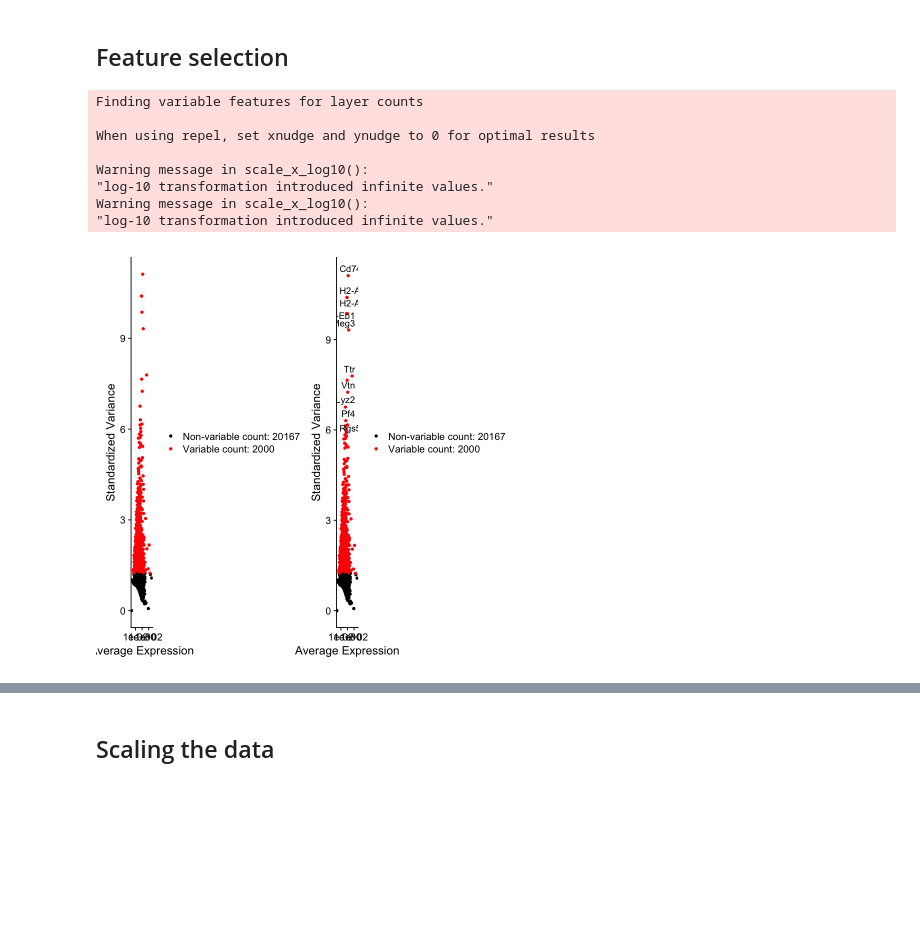
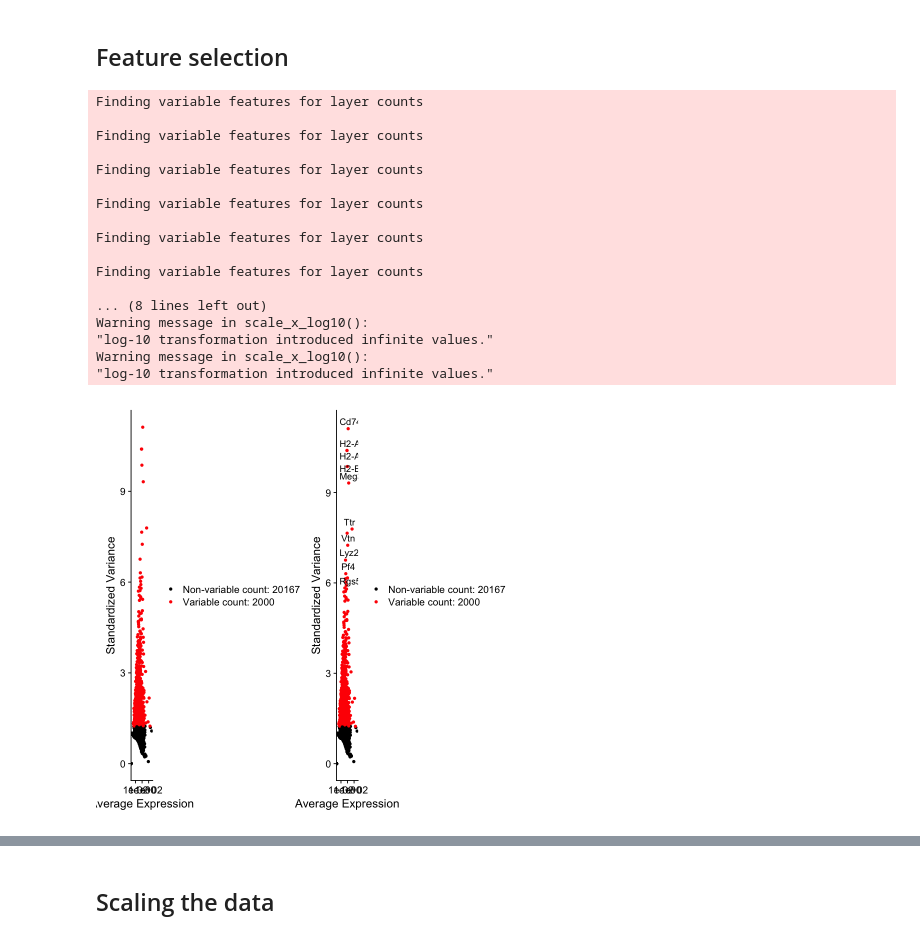
Before and after one commit to rominabai/mouse-amygdala-opioid-dependence, a Jupyter notebook: Analysis.ipynb, the cells around one changed output, grey strips where cells are left out. Cells and saved outputs as stored; diff of their text form; code cells hidden in the pictures; blank space fills up the shorter version.

Commit message:
working on multi-sample integration

```diff
--- a/Analysis.ipynb
+++ b/Analysis.ipynb
@@ -7,11 +8,20 @@ suppressPackageStartupMessages({
 # %% [markdown]
 ## Generate a Seurat Object
 # %%
-# Load the Mouse Amygdala Opioid Dependence (MAOD) dataset (sample N1: amygdala of naive mouse rep1)
+# Load the Mouse Amygdala Opioid Dependence (MAOD) dataset
+# containing 3  biological samples per condition (N: naive; D: opioid dependent; W: opioid withdrawal)
 # barcodes.tsv (list of all cell identifiers), features.tsv (all annotated genes), matrix.mt (expression matrix of all genes)
 # The Read10X returns a unique molecular identified (UMI) count matrix
 # The values in this matrix represent the number of molecules for each feature (row) that are detected in each cell (col)
 N1.data <- Read10X(data.dir = "data/GSE207128_RAW/N1")
+N2.data <- Read10X(data.dir = "data/GSE207128_RAW/N2")
+N3.data <- Read10X(data.dir = "data/GSE207128_RAW/N3")
+D1.data <- Read10X(data.dir = "data/GSE207128_RAW/D1")
+D2.data <- Read10X(data.dir = "data/GSE207128_RAW/D2")
+D3.data <- Read10X(data.dir = "data/GSE207128_RAW/D3")
+W1.data <- Read10X(data.dir = "data/GSE207128_RAW/W1")
+W2.data <- Read10X(data.dir = "data/GSE207128_RAW/W2")
+W3.data <- Read10X(data.dir = "data/GSE207128_RAW/W3")
 
 # Let's inspect a few genes in the count matrix
 # The . values represent 0s (no molecules detected)
@@ -60,6 +87,14 @@ Select and filter cells with the following QC metrics:
 # %%
 # Calculate the percentage of counts that map to the mitochondrial genome
 N1[["percent.mt"]] <- PercentageFeatureSet(N1, pattern = "^mt-")
+N2[["percent.mt"]] <- PercentageFeatureSet(N2, pattern = "^mt-")
+N3[["percent.mt"]] <- PercentageFeatureSet(N3, pattern = "^mt-")
+D1[["percent.mt"]] <- PercentageFeatureSet(D1, pattern = "^mt-")
+D2[["percent.mt"]] <- PercentageFeatureSet(D2, pattern = "^mt-")
+D3[["percent.mt"]] <- PercentageFeatureSet(D3, pattern = "^mt-")
+W1[["percent.mt"]] <- PercentageFeatureSet(W1, pattern = "^mt-")
+W2[["percent.mt"]] <- PercentageFeatureSet(W2, pattern = "^mt-")
+W3[["percent.mt"]] <- PercentageFeatureSet(W3, pattern = "^mt-")
 
 # Examine the data
 head(N1@meta.data)
@@ -90,6 +132,14 @@ plot1 + plot2
 # %%
 # We filter cells that have unique feature (gene) counts over 2,500 or less than 200, and cells that have >5% mitochondrial counts
 N1 <- subset(N1, subset = nFeature_RNA > 200 & nFeature_RNA < 2500 & percent.mt < 5)
+N2 <- subset(N2, subset = nFeature_RNA > 200 & nFeature_RNA < 2500 & percent.mt < 5)
+N3 <- subset(N3, subset = nFeature_RNA > 200 & nFeature_RNA < 2500 & percent.mt < 5)
+D1 <- subset(D1, subset = nFeature_RNA > 200 & nFeature_RNA < 2500 & percent.mt < 5)
+D2 <- subset(D2, subset = nFeature_RNA > 200 & nFeature_RNA < 2500 & percent.mt < 5)
+D3 <- subset(D3, subset = nFeature_RNA > 200 & nFeature_RNA < 2500 & percent.mt < 5)
+W1 <- subset(W1, subset = nFeature_RNA > 200 & nFeature_RNA < 2500 & percent.mt < 5)
+W2 <- subset(W2, subset = nFeature_RNA > 200 & nFeature_RNA < 2500 & percent.mt < 5)
+W3 <- subset(W3, subset = nFeature_RNA > 200 & nFeature_RNA < 2500 & percent.mt < 5)
 # %%
 # Visualize QC metrics after filtering step
 VlnPlot(N1, features = c("nCount_RNA","nFeature_RNA", "percent.mt"), ncol = 3)
@@ -112,5 +162,13 @@ plot1 + plot2
 # multiplies this by a scale factor of 10000 and log-transforms the result.
 # This normalization method assumes that each cell contains the same number of RNA molecules.
 N1 <- NormalizeData(N1, normalization.method = "LogNormalize", scale.factor = 10000)
+N2 <- NormalizeData(N2, normalization.method = "LogNormalize", scale.factor = 10000)
+N3 <- NormalizeData(N3, normalization.method = "LogNormalize", scale.factor = 10000)
+D1 <- NormalizeData(D1, normalization.method = "LogNormalize", scale.factor = 10000)
+D2 <- NormalizeData(D2, normalization.method = "LogNormalize", scale.factor = 10000)
+D3 <- NormalizeData(D3, normalization.method = "LogNormalize", scale.factor = 10000)
+W1 <- NormalizeData(W1, normalization.method = "LogNormalize", scale.factor = 10000)
+W2 <- NormalizeData(W2, normalization.method = "LogNormalize", scale.factor = 10000)
+W3 <- NormalizeData(W3, normalization.method = "LogNormalize", scale.factor = 10000)
 # %% [output]
 Normalizing layer: counts
@@ -132,21 +196,40 @@ Gm37587 . . . . . . . . . . . . . . . . . . . . . . . . . . . . . .
 # %%
 # Select a subset of features that exhibit high cell-to-cell variation (highly expressed in some cells and lowly in others)
 N1 <- FindVariableFeatures(N1, selection.method = "vst", nfeatures = 2000)
+N2 <- FindVariableFeatures(N2, selection.method = "vst", nfeatures = 2000)
+N3 <- FindVariableFeatures(N3, selection.method = "vst", nfeatures = 2000)
+D1 <- FindVariableFeatures(D1, selection.method = "vst", nfeatures = 2000)
+D2 <- FindVariableFeatures(D2, selection.method = "vst", nfeatures = 2000)
+D3 <- FindVariableFeatures(D3, selection.method = "vst", nfeatures = 2000)
+W1 <- FindVariableFeatures(W1, selection.method = "vst", nfeatures = 2000)
+W2 <- FindVariableFeatures(W2, selection.method = "vst", nfeatures = 2000)
+W3 <- FindVariableFeatures(W3, selection.method = "vst", nfeatures = 2000)
+
+
 
 # Identify the 10 most highly variable genes
 top10 <- head(VariableFeatures(N1), 10)
 
 # plot variable features with and without labels
 plot1 <- VariableFeaturePlot(N1)
 plot2 <- LabelPoints(plot = plot1, points = top10, repel = TRUE)
 plot1 + plot2
 # %% [output]
 Finding variable features for layer counts
 
-When using repel, set xnudge and ynudge to 0 for optimal results
+Finding variable features for layer counts
 
+Finding variable features for layer counts
+
+Finding variable features for layer counts
+
+Finding variable features for layer counts
+
+Finding variable features for layer counts
+
+... (8 lines left out)
 Warning message in scale_x_log10():
 "log-10 transformation introduced infinite values."
 Warning message in scale_x_log10():
 "log-10 transformation introduced infinite values."
-[figure, old version]
+[figure, new version]
```
Also changed, not shown: parts of 24 cells of this notebook.
